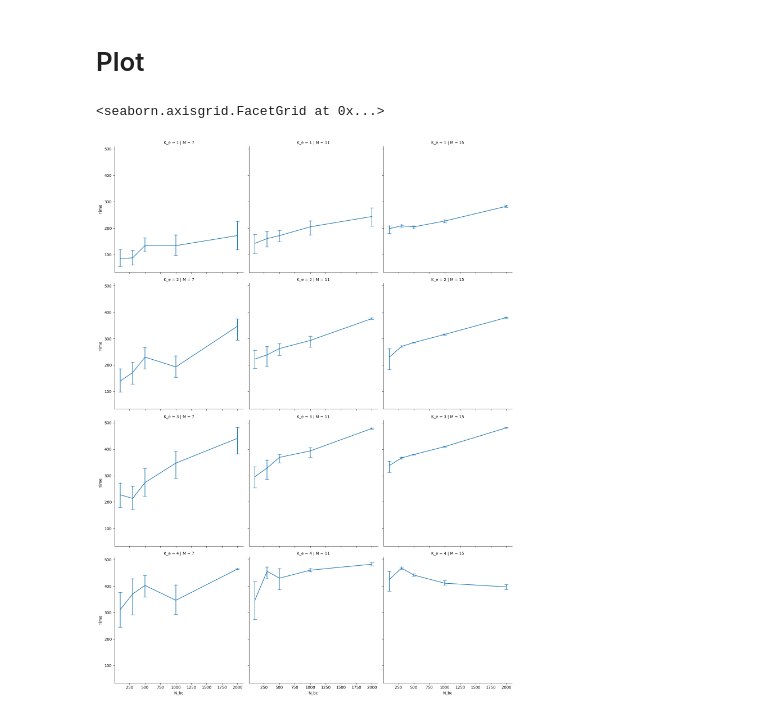
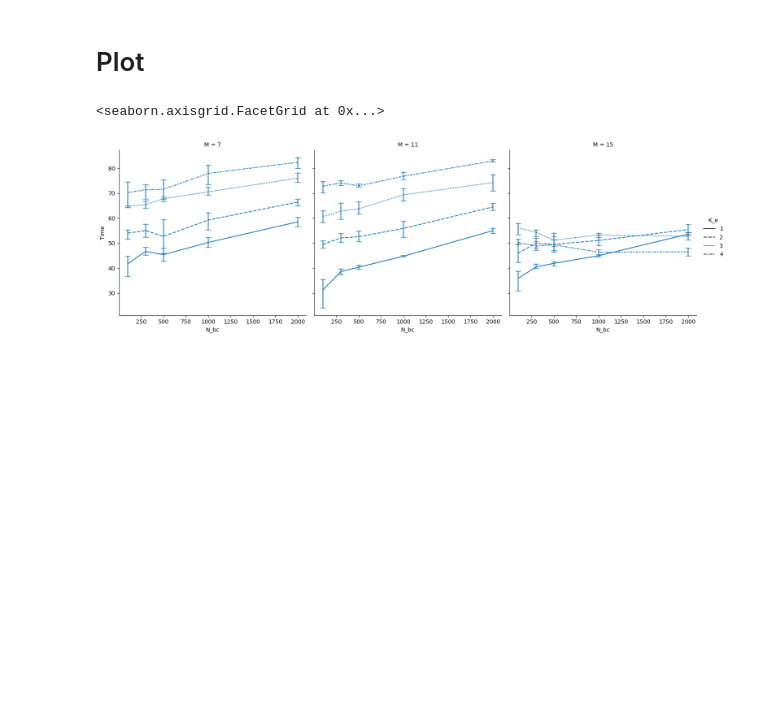
Before and after one commit to yjourdin/these, a Jupyter notebook: plot_results.ipynb, the cells around one changed output. Drawn from its saved outputs; the diff is of its cells as text; code cells hidden in the pictures; blank space fills up the shorter version.

Commit message:
Change plot format for time plot

```diff
--- a/plot_results.ipynb
+++ b/plot_results.ipynb
@@ -7,7 +7,7 @@ from pandas import melt, read_csv
 # Read CSV
 # %%
 df = read_csv(
-    "results/04-01-24.csv",
+    "results/test.csv",
     dtype={
         "N_tr": "category",
         "N_te": "category",
@@ -16,7 +16,8 @@ df = read_csv(
         "K_e": "category",
         # "N_bc": "category",
         "Method": "category",
-        "Model": "category",
+        "Original model": "category",
+        "Elicited model": "category",
     },
 )
 # %% [markdown]
@@ -24,20 +25,20 @@ df = read_csv(
 # %%
 sns.relplot(
     data=df,
     x="N_bc",
     y="Time",
-    row="K_e",
+    style="K_e",
     col="M",
-    row_order=["1", "2", "3", "4"],
+    # row_order=["1", "2", "3", "4"],
     col_order=["7", "11", "15"],
     kind="line",
     errorbar=("ci", 95),
     err_style="bars",
     err_kws={"capsize": 5},
 )
 # %% [output]
 <seaborn.axisgrid.FacetGrid at 0x...>
-[figure, old version]
+[figure, new version]
 # %%
 sns.relplot(
     data=melt(df, id_vars=["N_bc", "K_e", "M"], value_vars=["Train accuracy", "Test accuracy"], var_name="Type", value_name="Accuracy"),
```
Also changed, not shown: parts of 2 cells of this notebook.
